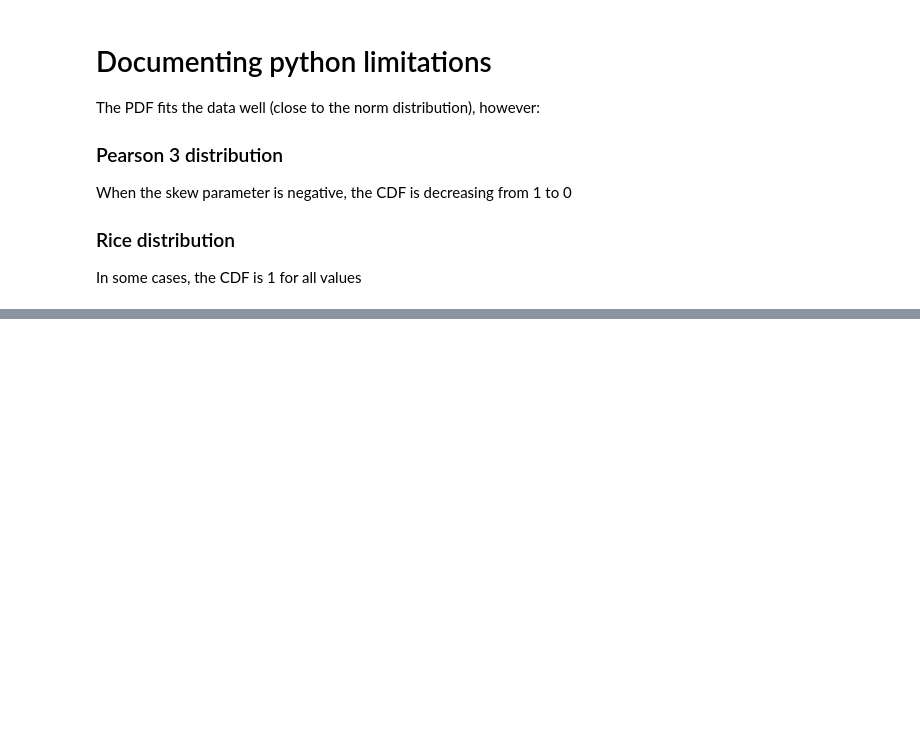
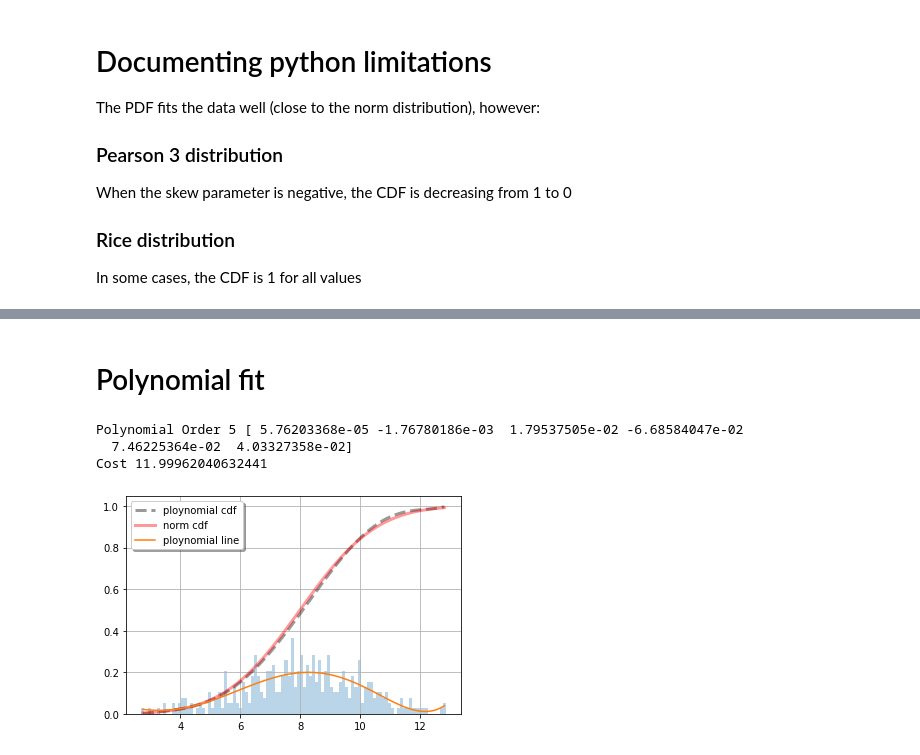
Before and after one commit to vanderbiltscl/SpeculativeScheduling, a Jupyter notebook: workload/synthetic_fit.ipynb, the cells around one changed output, grey strips where cells are left out. Cells and saved outputs as stored; diff of their text form; code cells hidden in the pictures; blank space fills up the shorter version.

Commit message:
testing the polynomial fit

```diff
--- a/workload/synthetic_fit.ipynb
+++ b/workload/synthetic_fit.ipynb
@@ -234 +237,49 @@ print(st.rice.cdf(0, 160, loc=-312, scale=2))
 1.000000000003714
+# %% [markdown]
+# Polynomial fit
+# %%
+def get_cdf(start, x, params):
+    return integrate.quad(np.poly1d(params), start, x, epsrel=1.49e-05)[0]
+# %%
+data = st.truncnorm.rvs(lower_bound, upper_bound, loc=mu, scale=sigma, size=number_samples)
+y, x = np.histogram(data, bins=100, density=True)
+x = (x + np.roll(x, -1))[:-1] / 2.0
+best_err = np.inf
+best_z = -1
+for order in range(1,6):
+    with warnings.catch_warnings():
+        warnings.simplefilter("error")
+        try:
+            z = np.polyfit(x, y, order)
+        except:
+            break
+
+        err = np.sum((np.polyval(z, x) - y)**2)
+        if err < best_err:
+            best_order = order
+            best_z = z
+            best_err = err
+
+cdf = lambda val: get_cdf(x[0], val, best_z)
+cost = compute_cost(cdf, limits=[x[0], x[-1]])
+print("Polynomial Order", best_order, best_z)
+print("Cost", cost)
+# %% [output]
+Polynomial Order 5 [ 5.76203368e-05 -1.76780186e-03  1.79537505e-02 -6.68584047e-02
+  7.46225364e-02  4.03327358e-02]
+Cost 11.99962040632441
+# %%
+#print([cdf(i) for i in x])
+fig, ax = plt.subplots(1, 1)
+ax.plot(x, [cdf(i) for i in x], 'k--', lw=3, alpha=0.4, label='ploynomial cdf')
+ax.plot(x, st.norm.cdf(x, loc=mu, scale=sigma),
+        'r-', lw=3, alpha=0.4, label='norm cdf')
+
+ax.hist(data, bins=100, density=True, histtype='stepfilled', alpha=0.3)
+ax.plot(x, np.polyval(z, x), label='ploynomial line')
+ax.legend(shadow=True)
+plt.grid(True)
+
+plt.show()
+# %% [output]
+[figure, added]
```
Also changed, not shown: parts of 8 cells of this notebook.
